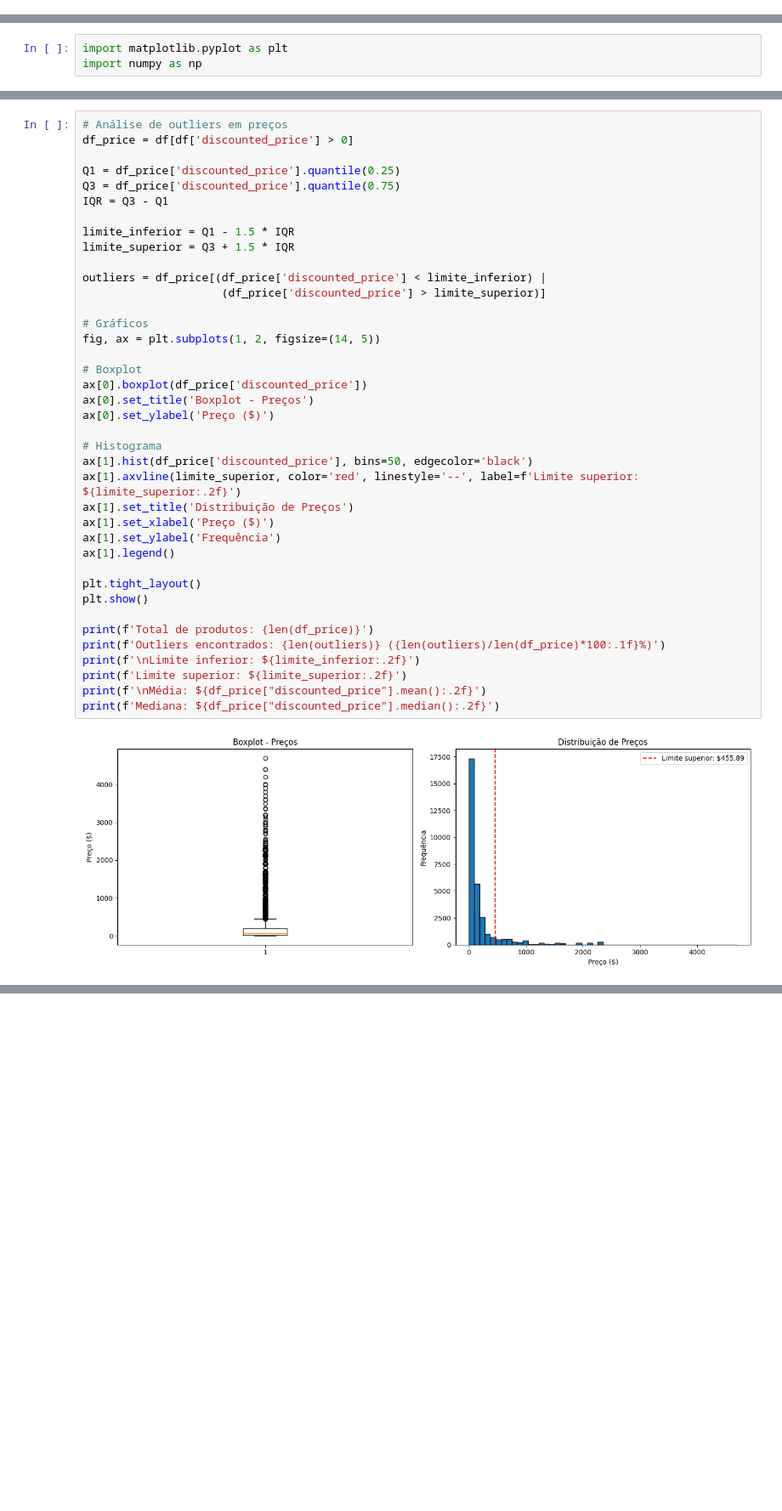
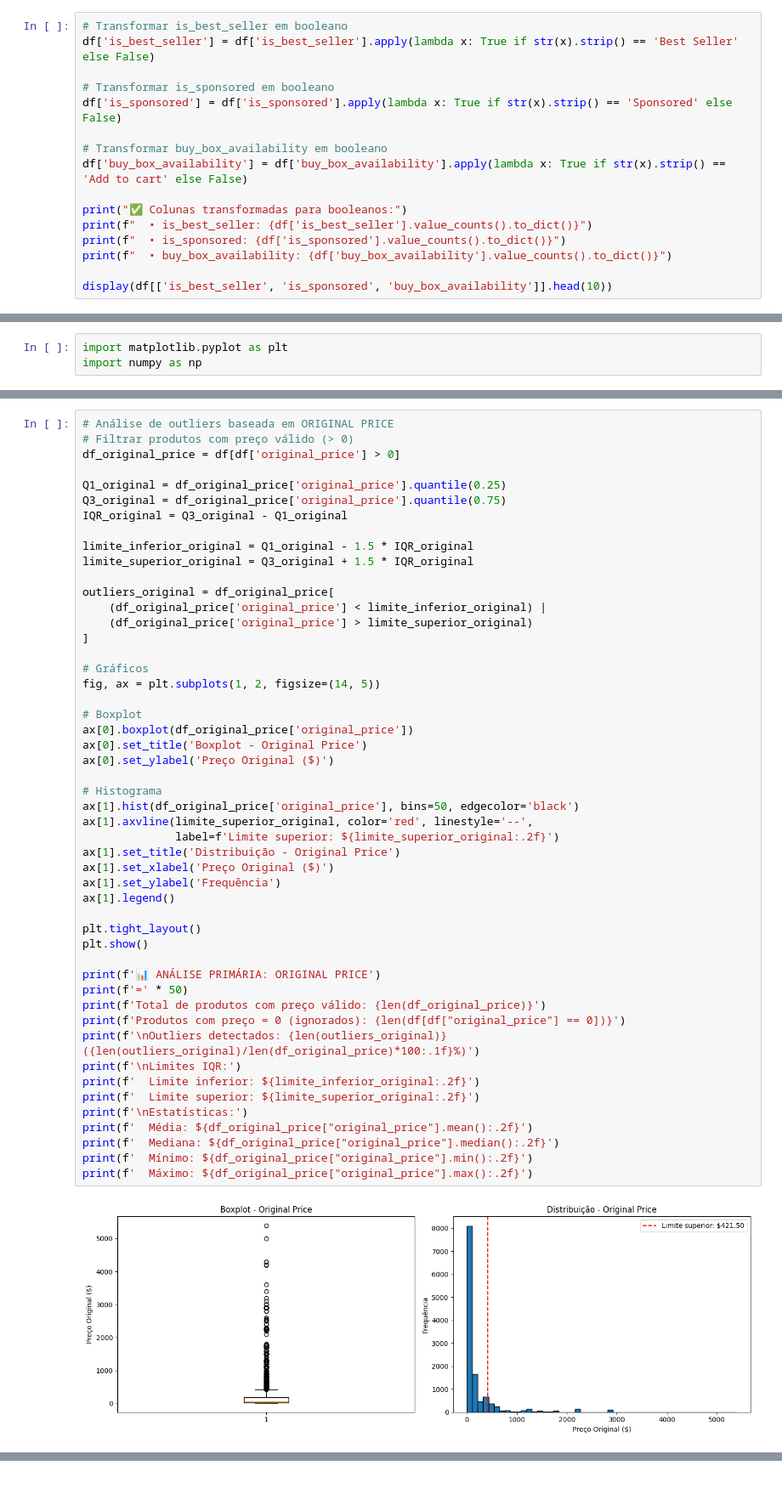
Before and after one commit to julio-dourado/amazon-sales-etl-vizualization, a Jupyter notebook: data-lake/notebooks/data-ingestion-and-medallion-architecture.ipynb, the cells around one changed output, grey strips where cells are left out. Shown at 85% size. Saved outputs shown, nothing was run; the diff lists cells and outputs as text; blank space fills up the shorter version.

```diff
--- a/data-lake/notebooks/data-ingestion-and-medallion-architecture.ipynb
+++ b/data-lake/notebooks/data-ingestion-and-medallion-architecture.ipynb
@@ -270,0 +279,16 @@ Transformações aplicadas nas colunas de cupom e entrega.
+# %%
+# Transformar is_best_seller em booleano
+df['is_best_seller'] = df['is_best_seller'].apply(lambda x: True if str(x).strip() == 'Best Seller' else False)
+
+# Transformar is_sponsored em booleano
+df['is_sponsored'] = df['is_sponsored'].apply(lambda x: True if str(x).strip() == 'Sponsored' else False)
+
+# Transformar buy_box_availability em booleano
+df['buy_box_availability'] = df['buy_box_availability'].apply(lambda x: True if str(x).strip() == 'Add to cart' else False)
+
+print("✅ Colunas transformadas para booleanos:")
+print(f"  • is_best_seller: {df['is_best_seller'].value_counts().to_dict()}")
+print(f"  • is_sponsored: {df['is_sponsored'].value_counts().to_dict()}")
+print(f"  • buy_box_availability: {df['buy_box_availability'].value_counts().to_dict()}")
+
+display(df[['is_best_seller', 'is_sponsored', 'buy_box_availability']].head(10))
@@ -282,41 +586,52 @@ import numpy as np
 # %%
-# Análise de outliers em preços
-df_price = df[df['discounted_price'] > 0]
+# Análise de outliers baseada em ORIGINAL PRICE
+# Filtrar produtos com preço válido (> 0)
+df_original_price = df[df['original_price'] > 0]
 
-Q1 = df_price['discounted_price'].quantile(0.25)
-Q3 = df_price['discounted_price'].quantile(0.75)
-IQR = Q3 - Q1
+Q1_original = df_original_price['original_price'].quantile(0.25)
+Q3_original = df_original_price['original_price'].quantile(0.75)
+IQR_original = Q3_original - Q1_original
 
-limite_inferior = Q1 - 1.5 * IQR
-limite_superior = Q3 + 1.5 * IQR
+limite_inferior_original = Q1_original - 1.5 * IQR_original
+limite_superior_original = Q3_original + 1.5 * IQR_original
 
-outliers = df_price[(df_price['discounted_price'] < limite_inferior) |
-                     (df_price['discounted_price'] > limite_superior)]
+outliers_original = df_original_price[
+    (df_original_price['original_price'] < limite_inferior_original) |
+    (df_original_price['original_price'] > limite_superior_original)
+]
 
 # Gráficos
 fig, ax = plt.subplots(1, 2, figsize=(14, 5))
 
 # Boxplot
-ax[0].boxplot(df_price['discounted_price'])
-ax[0].set_title('Boxplot - Preços')
-ax[0].set_ylabel('Preço ($)')
+ax[0].boxplot(df_original_price['original_price'])
+ax[0].set_title('Boxplot - Original Price')
+ax[0].set_ylabel('Preço Original ($)')
 
 # Histograma
-ax[1].hist(df_price['discounted_price'], bins=50, edgecolor='black')
-ax[1].axvline(limite_superior, color='red', linestyle='--', label=f'Limite superior: ${limite_superior:.2f}')
-ax[1].set_title('Distribuição de Preços')
-ax[1].set_xlabel('Preço ($)')
+ax[1].hist(df_original_price['original_price'], bins=50, edgecolor='black')
+ax[1].axvline(limite_superior_original, color='red', linestyle='--',
+              label=f'Limite superior: ${limite_superior_original:.2f}')
+ax[1].set_title('Distribuição - Original Price')
+ax[1].set_xlabel('Preço Original ($)')
 ax[1].set_ylabel('Frequência')
 ax[1].legend()
 
 plt.tight_layout()
 plt.show()
 
-print(f'Total de produtos: {len(df_price)}')
-print(f'Outliers encontrados: {len(outliers)} ({len(outliers)/len(df_price)*100:.1f}%)')
-print(f'\nLimite inferior: ${limite_inferior:.2f}')
-print(f'Limite superior: ${limite_superior:.2f}')
-print(f'\nMédia: ${df_price["discounted_price"].mean():.2f}')
-print(f'Mediana: ${df_price["discounted_price"].median():.2f}')
+print(f'📊 ANÁLISE PRIMÁRIA: ORIGINAL PRICE')
+print(f'=' * 50)
+print(f'Total de produtos com preço válido: {len(df_original_price)}')
+print(f'Produtos com preço = 0 (ignorados): {len(df[df["original_price"] == 0])}')
+print(f'\nOutliers detectados: {len(outliers_original)} ({len(outliers_original)/len(df_original_price)*100:.1f}%)')
+print(f'\nLimites IQR:')
+print(f'  Limite inferior: ${limite_inferior_original:.2f}')
+print(f'  Limite superior: ${limite_superior_original:.2f}')
+print(f'\nEstatísticas:')
+print(f'  Média: ${df_original_price["original_price"].mean():.2f}')
+print(f'  Mediana: ${df_original_price["original_price"].median():.2f}')
+print(f'  Mínimo: ${df_original_price["original_price"].min():.2f}')
+print(f'  Máximo: ${df_original_price["original_price"].max():.2f}')
 # %% [output]
-[figure, old version]
+[figure, new version]
```
Also changed, not shown: parts of 26 cells of this notebook.
